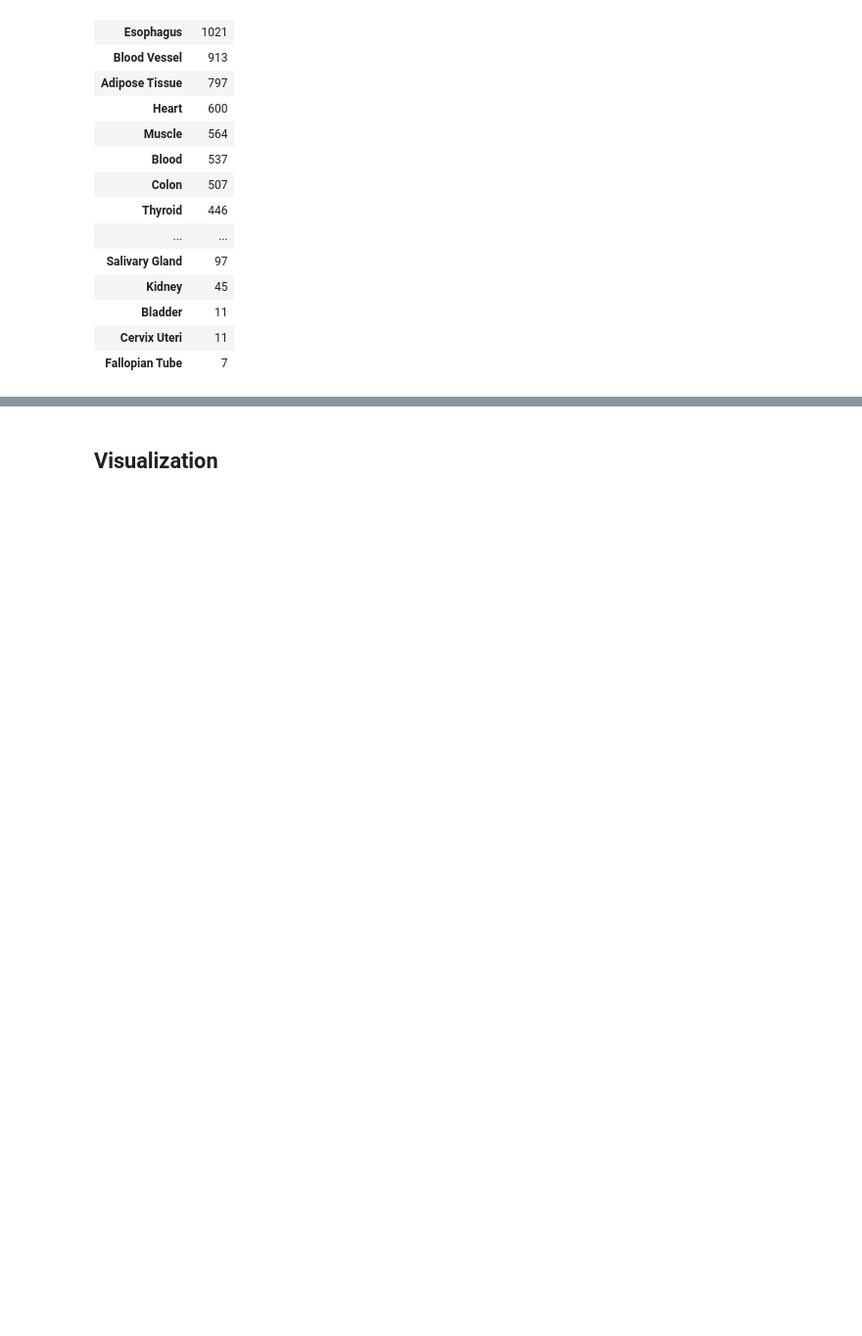
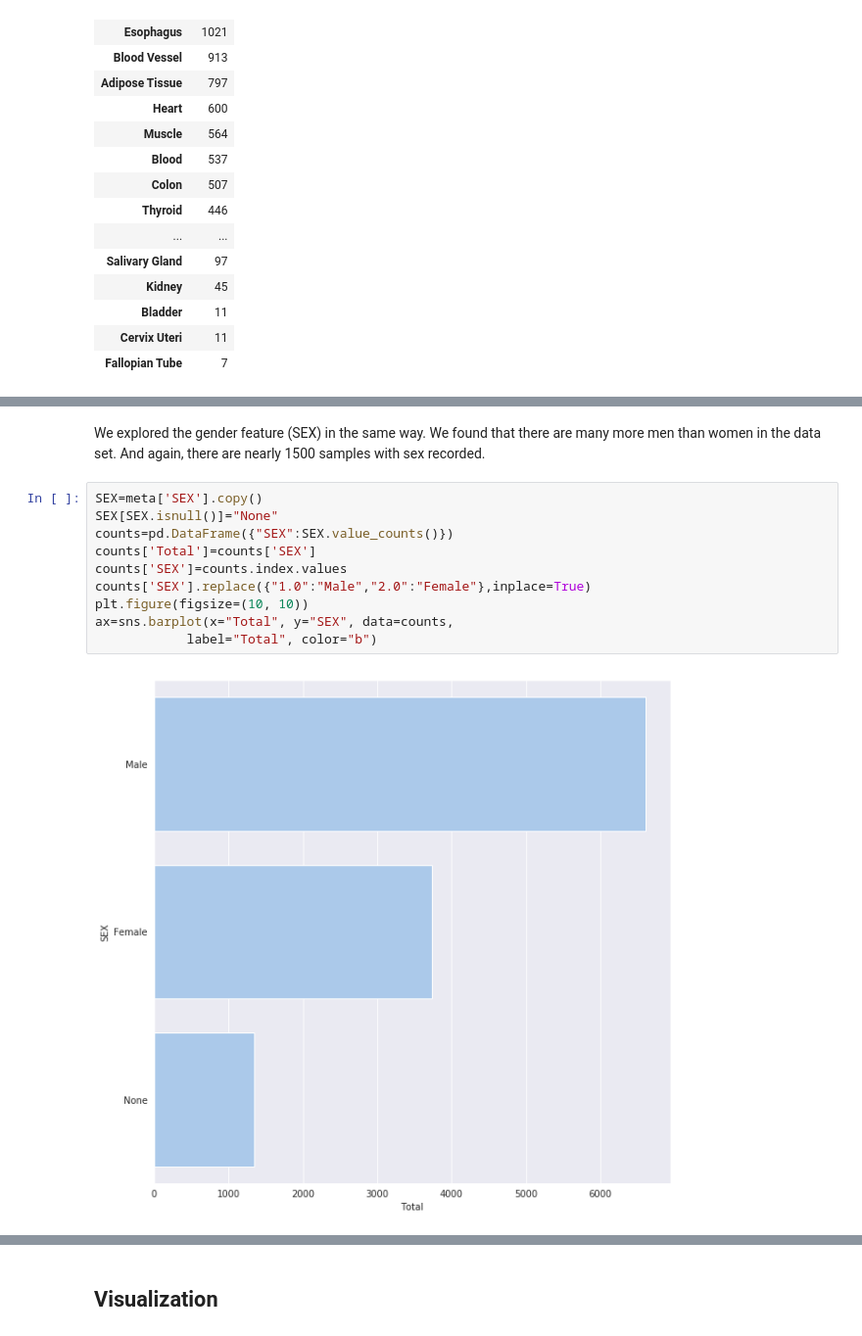
Before and after one commit to edgeslab/cs418-project-RNAge, a Jupyter notebook: Progress_Report.ipynb, the cells around one changed output, grey strips where cells are left out. Shown at 98% size. Cells and saved outputs as stored; diff of their text form; blank space fills up the shorter version.

```diff
--- a/Progress_Report.ipynb
+++ b/Progress_Report.ipynb
@@ -88 +88,15 @@ Tissues had various sub-tissue locations. Only some tissues had sub-tissue locat
+# %% [markdown]
+We explored the gender feature (SEX) in the same way. We found that there are many more men than women in the data set. And again, there are nearly 1500 samples with sex recorded.
+# %%
+SEX=meta['SEX'].copy()
+SEX[SEX.isnull()]="None"
+counts=pd.DataFrame({"SEX":SEX.value_counts()})
+counts['Total']=counts['SEX']
+counts['SEX']=counts.index.values
+counts['SEX'].replace({"1.0":"Male","2.0":"Female"},inplace=True)
+plt.figure(figsize=(10, 10))
+ax=sns.barplot(x="Total", y="SEX", data=counts,
+            label="Total", color="b")
+# %% [output]
+[figure, added]
 # %% [markdown]
```
Also changed, not shown: parts of 12 cells of this notebook, 28 other files.
